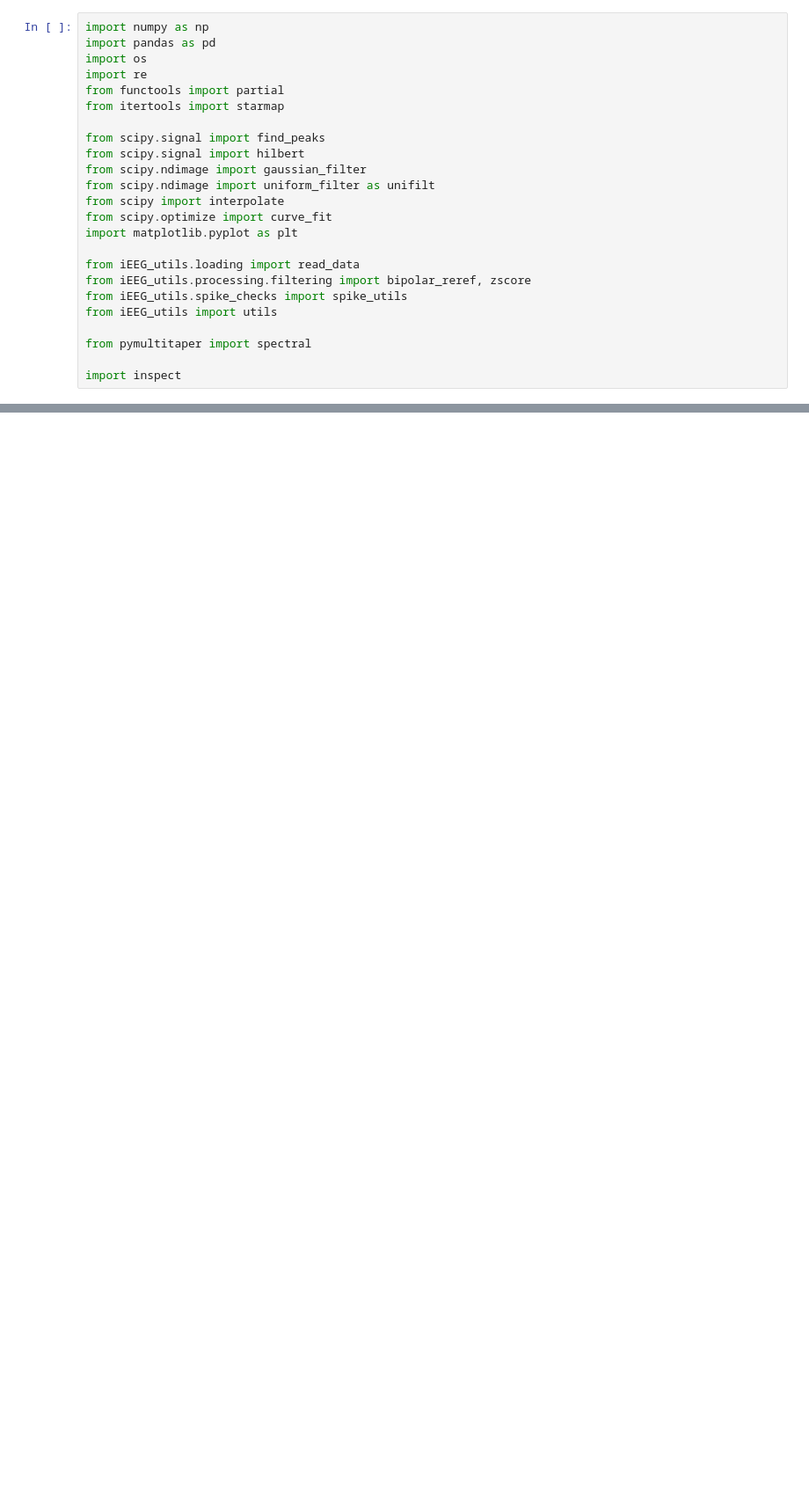
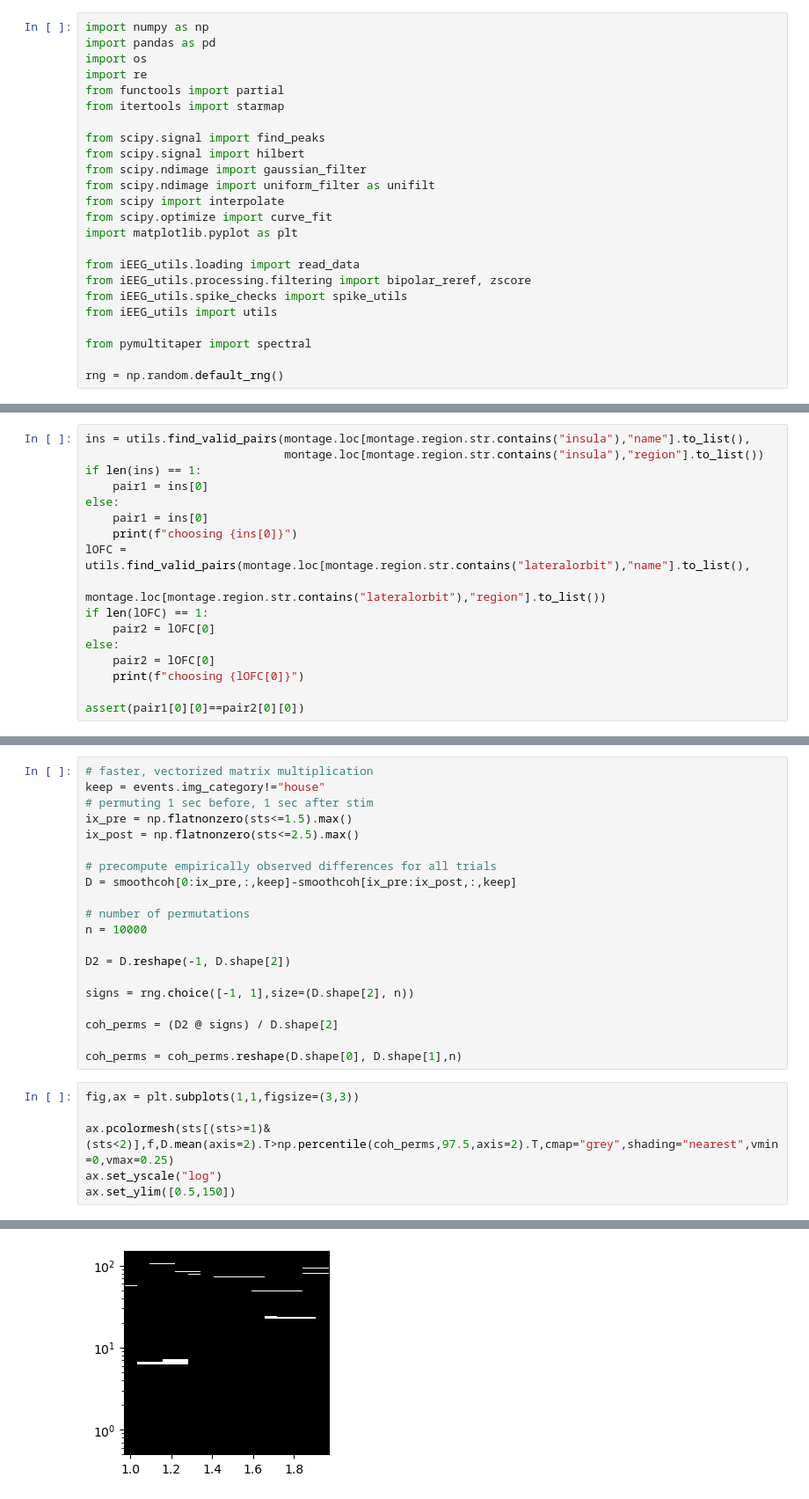
Before and after one commit to jtmiles/pymultitaper, a Jupyter notebook: test_multicoh.ipynb, the cells around one changed output, grey strips where cells are left out. Shown at 88% size. Cells and saved outputs as stored; diff of their text form; blank space fills up the shorter version.

```diff
--- a/test_multicoh.ipynb
+++ b/test_multicoh.ipynb
@@ -21,4 +21,4 @@ from iEEG_utils import utils
 
 from pymultitaper import spectral
 
-import inspect
+rng = np.random.default_rng()
@@ -32,0 +73,17 @@ importlib.reload(spectral)
+# %%
+ins = utils.find_valid_pairs(montage.loc[montage.region.str.contains("insula"),"name"].to_list(),
+                             montage.loc[montage.region.str.contains("insula"),"region"].to_list())
+if len(ins) == 1:
+    pair1 = ins[0]
+else:
+    pair1 = ins[0]
+    print(f"choosing {ins[0]}")
+lOFC = utils.find_valid_pairs(montage.loc[montage.region.str.contains("lateralorbit"),"name"].to_list(),
+                              montage.loc[montage.region.str.contains("lateralorbit"),"region"].to_list())
+if len(lOFC) == 1:
+    pair2 = lOFC[0]
+else:
+    pair2 = lOFC[0]
+    print(f"choosing {lOFC[0]}")
+
+assert(pair1[0][0]==pair2[0][0])
@@ -32,0 +150,27 @@ importlib.reload(spectral)
+# %%
+# faster, vectorized matrix multiplication
+keep = events.img_category!="house"
+# permuting 1 sec before, 1 sec after stim
+ix_pre = np.flatnonzero(sts<=1.5).max()
+ix_post = np.flatnonzero(sts<=2.5).max()
+
+# precompute empirically observed differences for all trials
+D = smoothcoh[0:ix_pre,:,keep]-smoothcoh[ix_pre:ix_post,:,keep]
+
+# number of permutations
+n = 10000
+
+D2 = D.reshape(-1, D.shape[2])
+
+signs = rng.choice([-1, 1],size=(D.shape[2], n))
+
+coh_perms = (D2 @ signs) / D.shape[2]
+
+coh_perms = coh_perms.reshape(D.shape[0], D.shape[1],n)
+# %%
+fig,ax = plt.subplots(1,1,figsize=(3,3))
+
+ax.pcolormesh(sts[(sts>=1)&(sts<2)],f,D.mean(axis=2).T>np.percentile(coh_perms,97.5,axis=2).T,cmap="grey",shading="nearest",vmin=0,vmax=0.25)
+ax.set_yscale("log")
+ax.set_ylim([0.5,150])
+# %% [output]
@@ -32,0 +178 @@ importlib.reload(spectral)
+[figure, added]
```
Also changed, not shown: parts of 12 cells of this notebook, 1 other file.
